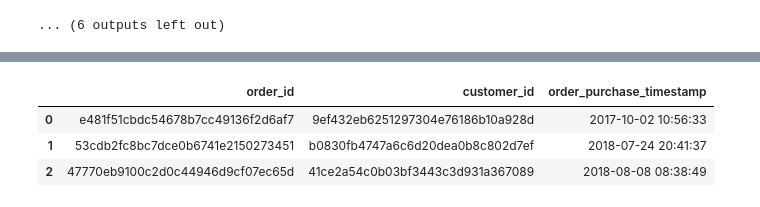
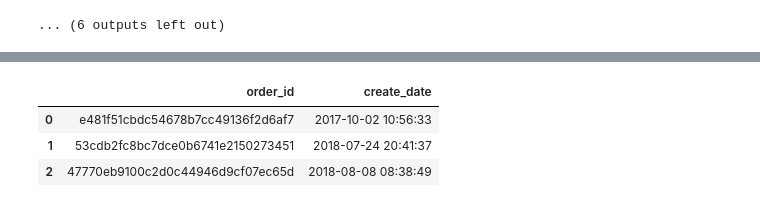
Before and after one commit to martin-merener/graph_ML_and_deep_learning_on_RDBs, a Jupyter notebook: kumoRFM_on_brazilian_ecommerce_RDB.ipynb, the cells around one changed output, grey strips where cells are left out. Saved outputs shown, nothing was run; the diff lists cells and outputs as text; code cells hidden in the pictures.

```diff
--- a/kumoRFM_on_brazilian_ecommerce_RDB.ipynb
+++ b/kumoRFM_on_brazilian_ecommerce_RDB.ipynb
@@ -96,11 +84,12 @@ products.head(3)
 # %%
-orders = load_dataset("orders")
-orders = orders[['order_id', 'customer_id', 'order_purchase_timestamp', 'order_status']].copy()
-orders = orders.loc[orders['order_status'] == 'delivered'].copy()  # Filter for delivered orders
-orders.drop(columns=['order_status'], inplace=True)
-orders.head(3)
+# ORDERS DATASET
+orders_df = load_dataset("orders")
+orders_df = orders_df.loc[orders_df['order_status'] == 'delivered'].copy()  # Filter for delivered orders
+orders_df.rename(columns={"order_purchase_timestamp": "create_date"}, inplace=True)
+orders_df = orders_df[['order_id', 'create_date']].copy()
+orders_df.head(3)
 # %% [output]
-|  | order_id | customer_id | order_purchase_timestamp |
-| 0 | e481f51cbdc54678b7cc49136f2d6af7 | 9ef432eb6251297304e76186b10a928d | 2017-10-02 10:56:33 |
-| 1 | 53cdb2fc8bc7dce0b6741e2150273451 | b0830fb4747a6c6d20dea0b8c802d7ef | 2018-07-24 20:41:37 |
-| 2 | 47770eb9100c2d0c44946d9cf07ec65d | 41ce2a54c0b03bf3443c3d931a367089 | 2018-08-08 08:38:49 |
+|  | order_id | create_date |
+| 0 | e481f51cbdc54678b7cc49136f2d6af7 | 2017-10-02 10:56:33 |
+| 1 | 53cdb2fc8bc7dce0b6741e2150273451 | 2018-07-24 20:41:37 |
+| 2 | 47770eb9100c2d0c44946d9cf07ec65d | 2018-08-08 08:38:49 |
```
Also changed, not shown: parts of 58 cells of this notebook.
